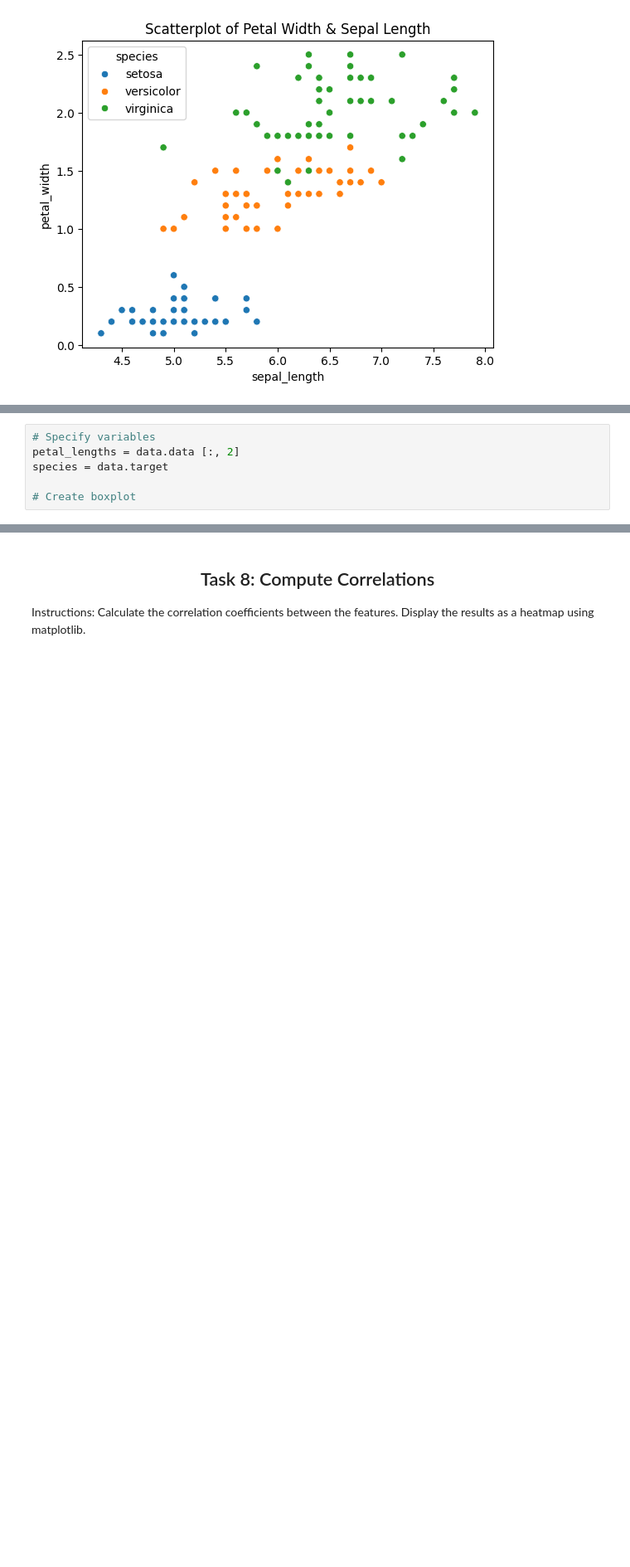
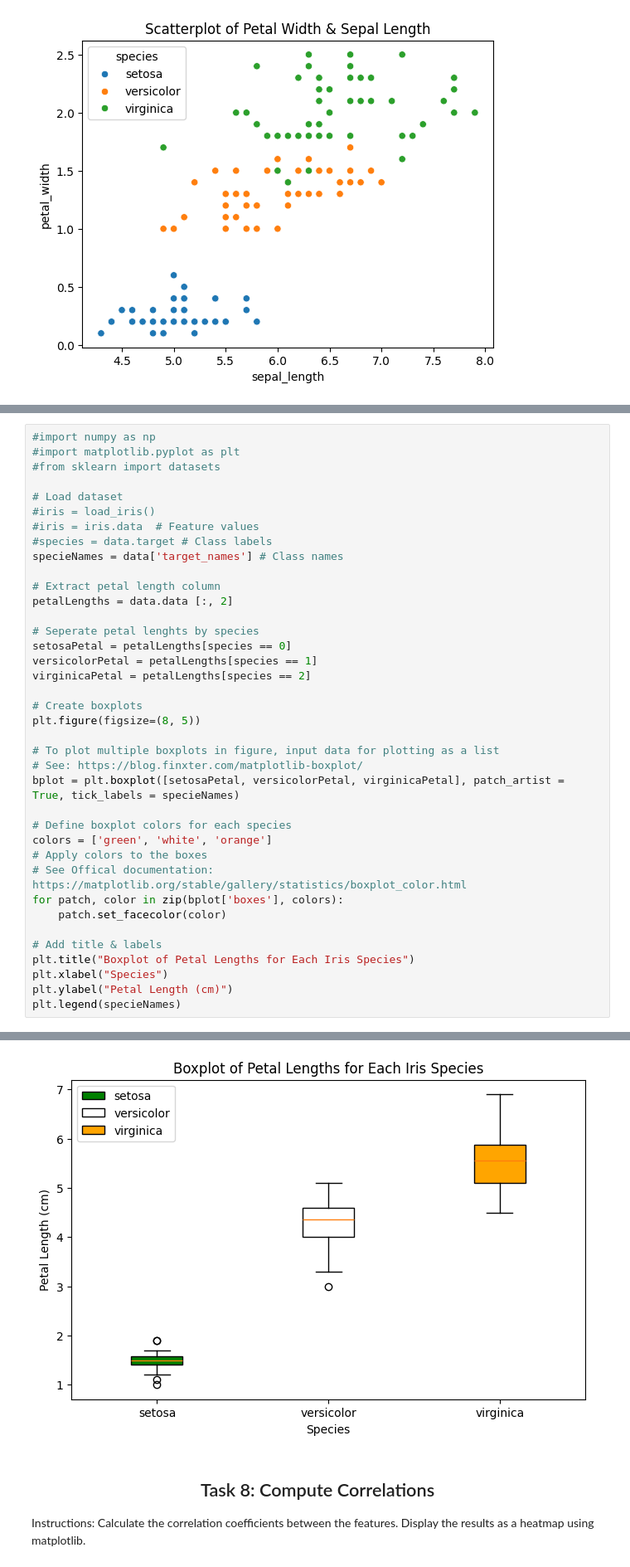
Before and after one commit to NibnabCodes/principles_of_data_analytics, a Jupyter notebook: tasks.ipynb, the cells around one changed output, grey strips where cells are left out. Shown at 83% size. Cells and saved outputs as stored; diff of their text form; blank space fills up the shorter version.

```diff
--- a/tasks.ipynb
+++ b/tasks.ipynb
@@ -803,6 +807,39 @@ Instructions: Create box-plots of the petal lengths for each of the three classe
-# %%
-# Specify variables
-petal_lengths = data.data [:, 2]
-species = data.target
-
-# Create boxplot
+# %%
+#import numpy as np
+#import matplotlib.pyplot as plt
+#from sklearn import datasets
+
+# Load dataset
+#iris = load_iris()
+#iris = iris.data  # Feature values
+#species = data.target # Class labels
+specieNames = data['target_names'] # Class names
+
+# Extract petal length column
+petalLengths = data.data [:, 2]
+
+# Seperate petal lenghts by species
+setosaPetal = petalLengths[species == 0]
+versicolorPetal = petalLengths[species == 1]
+virginicaPetal = petalLengths[species == 2]
+
+# Create boxplots
+plt.figure(figsize=(8, 5))
+
+# To plot multiple boxplots in figure, input data for plotting as a list
+# See: https://blog.finxter.com/matplotlib-boxplot/
+bplot = plt.boxplot([setosaPetal, versicolorPetal, virginicaPetal], patch_artist = True, tick_labels = specieNames)
+
+# Define boxplot colors for each species
+colors = ['green', 'white', 'orange']
+# Apply colors to the boxes
+# See Offical documentation: https://matplotlib.org/stable/gallery/statistics/boxplot_color.html
+for patch, color in zip(bplot['boxes'], colors):
+    patch.set_facecolor(color)
+
+# Add title & labels
+plt.title("Boxplot of Petal Lengths for Each Iris Species")
+plt.xlabel("Species")
+plt.ylabel("Petal Length (cm)")
+plt.legend(specieNames)
+# %% [output]
@@ -809,3 +847,4 @@ species = data.target
+[figure, added]
 # %% [markdown]
 <h2 align="center">Task 8: Compute Correlations</h2>
 
```
Also changed, not shown: parts of 9 cells of this notebook.
